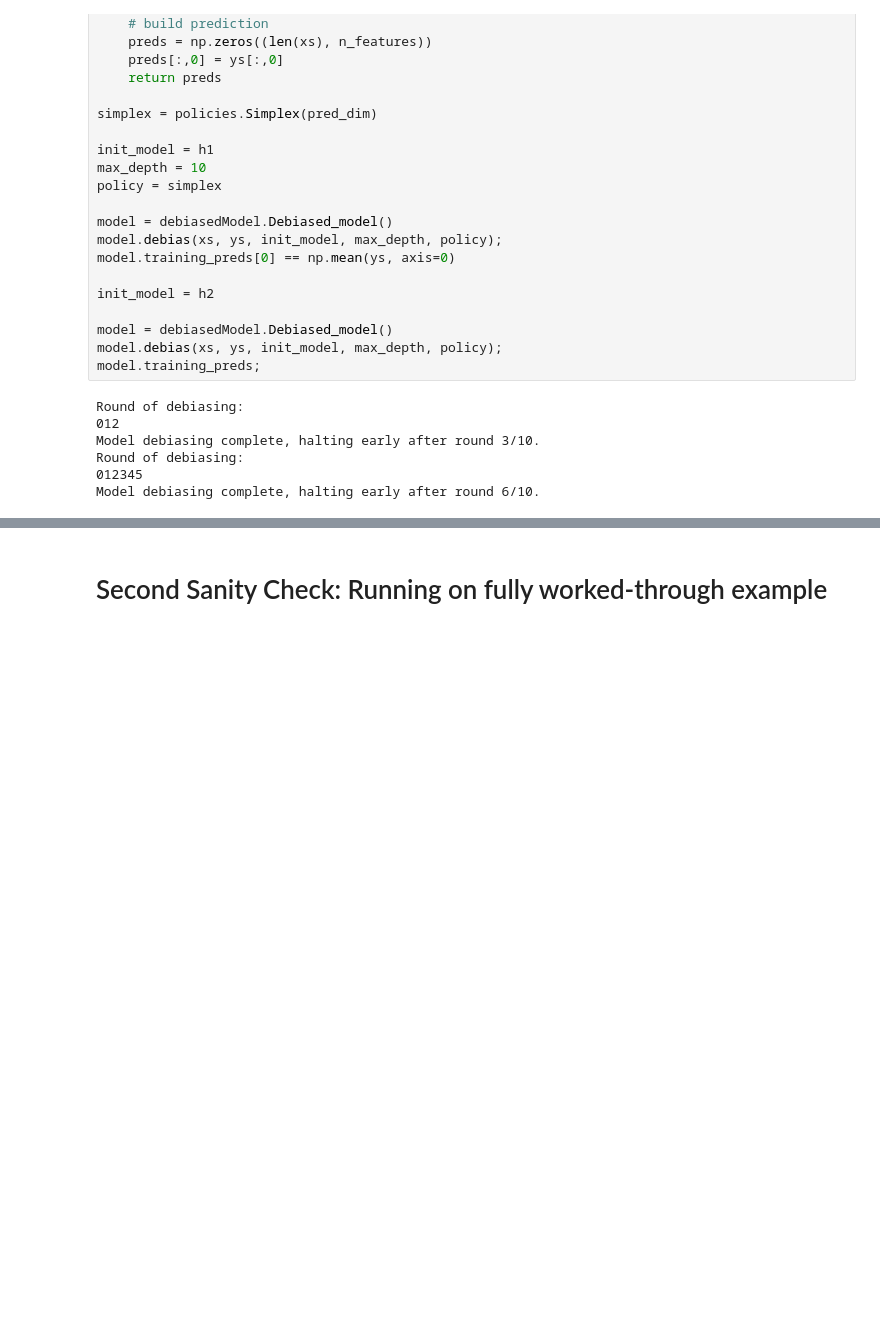
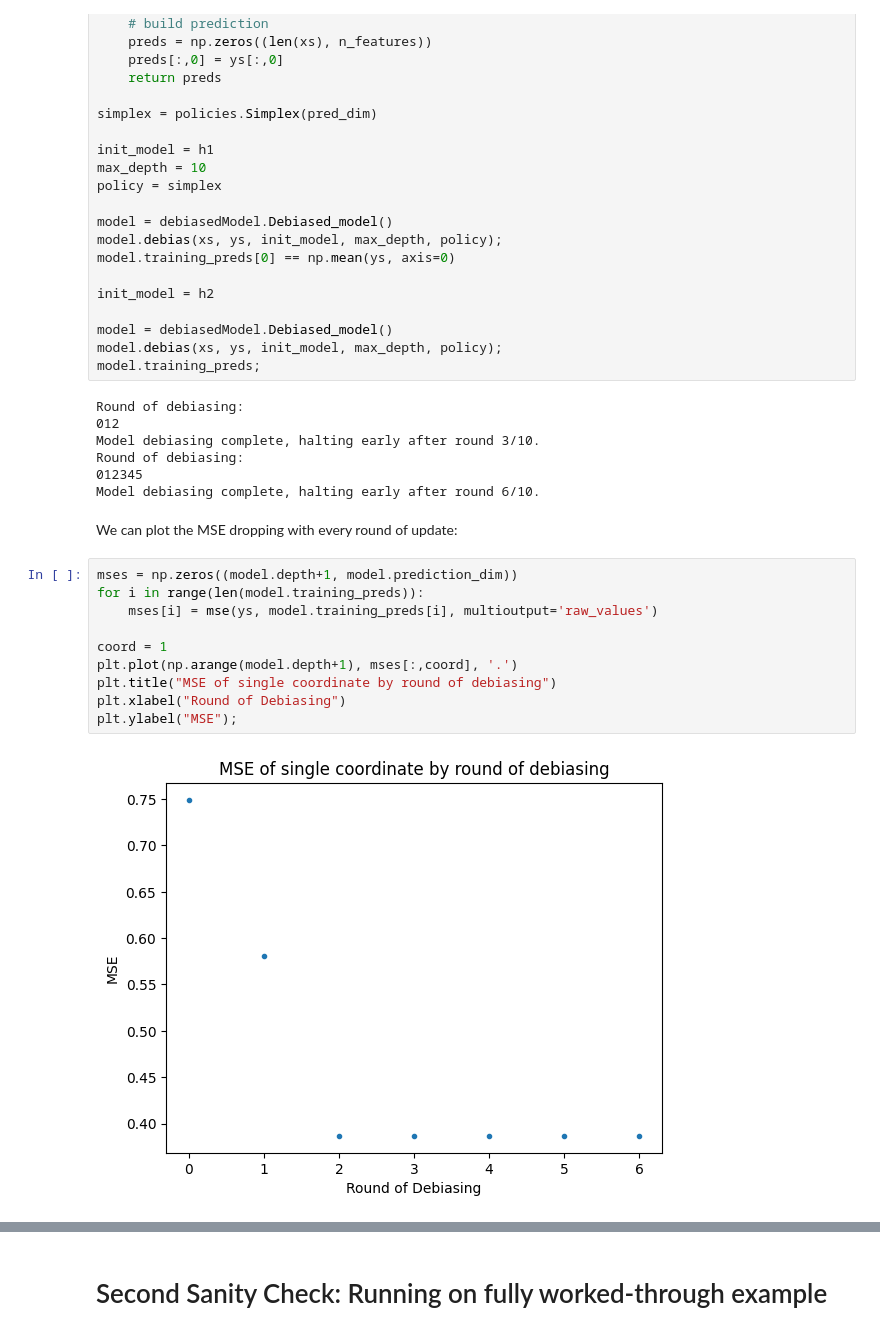
Before and after one commit to globusharris/ensembling-constrained-optimization, a Jupyter notebook: optimization-scratch.ipynb, the cells around one changed output, grey strips where cells are left out. Saved outputs shown, nothing was run; the diff lists cells and outputs as text; blank space fills up the shorter version.

Commit message:
debiasing wrt other policies

```diff
--- a/optimization-scratch.ipynb
+++ b/optimization-scratch.ipynb
@@ -63,3 +63,17 @@ Model debiasing complete, halting early after round 3/10.
 Round of debiasing:
 012345
 Model debiasing complete, halting early after round 6/10.
+# %% [markdown]
+We can plot the MSE dropping with every round of update:
+# %%
+mses = np.zeros((model.depth+1, model.prediction_dim))
+for i in range(len(model.training_preds)):
+    mses[i] = mse(ys, model.training_preds[i], multioutput='raw_values')
+
+coord = 1
+plt.plot(np.arange(model.depth+1), mses[:,coord], '.')
+plt.title("MSE of single coordinate by round of debiasing")
+plt.xlabel("Round of Debiasing")
+plt.ylabel("MSE");
+# %% [output]
+[figure, added]
```
Also changed, not shown: parts of 6 cells of this notebook, 2 other files.
